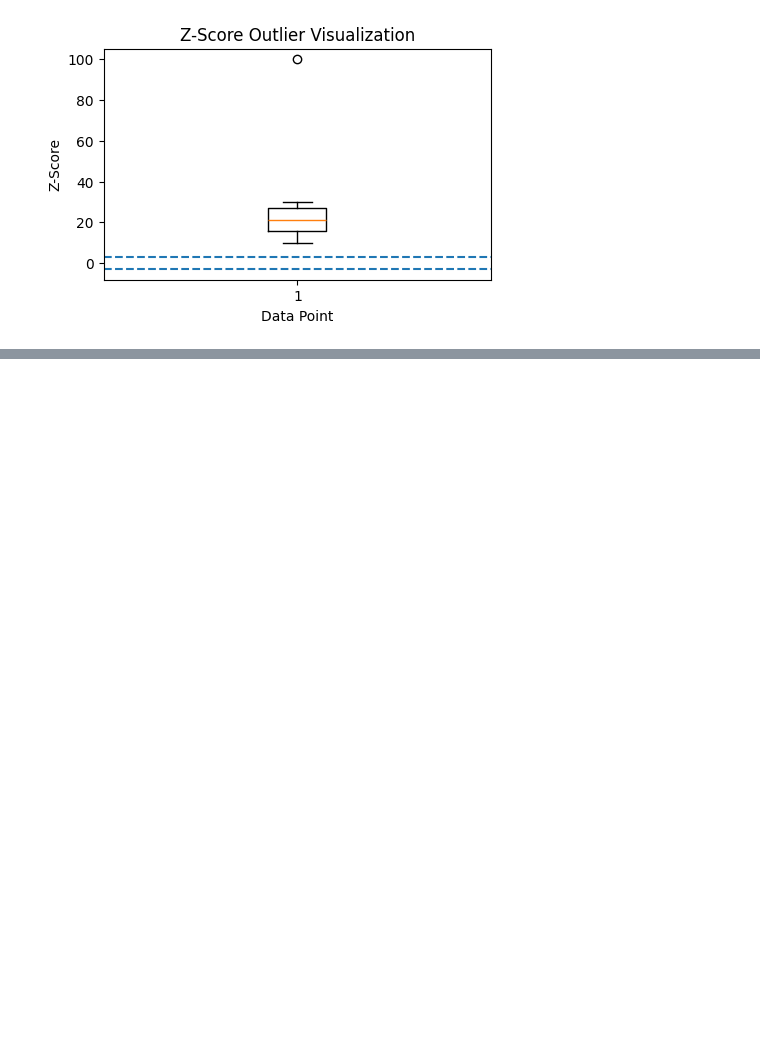
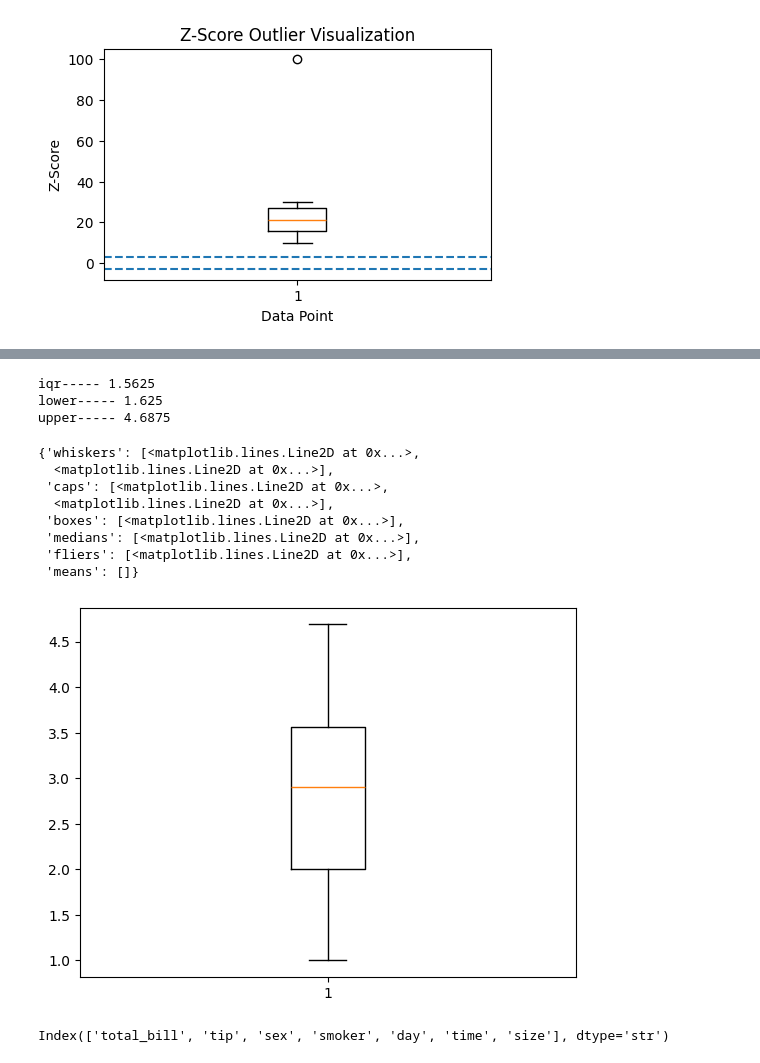
Before and after one commit to chourasiyamayank767-droid/Ricr.ML, a Jupyter notebook: ML_class5.ipynb, the cells around one changed output, grey strips where cells are left out. Cells and saved outputs as stored; diff of their text form; code cells hidden in the pictures; blank space fills up the shorter version.

```diff
--- a/ML_class5.ipynb
+++ b/ML_class5.ipynb
@@ -37,0 +98,26 @@ plt.show()
+# %%
+q1=df['tip'].quantile(0.25)
+q3=df['tip'].quantile(0.75)
+iqr=q3-q1
+print('iqr-----',iqr)
+lower=q1-1.5*(0.25)
+print('lower-----',lower)
+upper=q3+1.5*(0.75)
+print('upper-----',upper)
+# %% [output]
+iqr----- 1.5625
+lower----- 1.625
+upper----- 4.6875
+# %%
+df['tip']=df['tip'].clip(upper=upper)
+plt.boxplot(df['tip'])
+# %% [output]
+{'whiskers': [<matplotlib.lines.Line2D at 0x...>,
+  <matplotlib.lines.Line2D at 0x...>],
+ 'caps': [<matplotlib.lines.Line2D at 0x...>,
+  <matplotlib.lines.Line2D at 0x...>],
+ 'boxes': [<matplotlib.lines.Line2D at 0x...>],
+ 'medians': [<matplotlib.lines.Line2D at 0x...>],
+ 'fliers': [<matplotlib.lines.Line2D at 0x...>],
+ 'means': []}
+[figure, added]
@@ -37,0 +127,4 @@ plt.show()
+# %%
+df.columns
+# %% [output]
+Index(['total_bill', 'tip', 'sex', 'smoker', 'day', 'time', 'size'], dtype='str')
```
Also changed, not shown: parts of 17 cells of this notebook.
